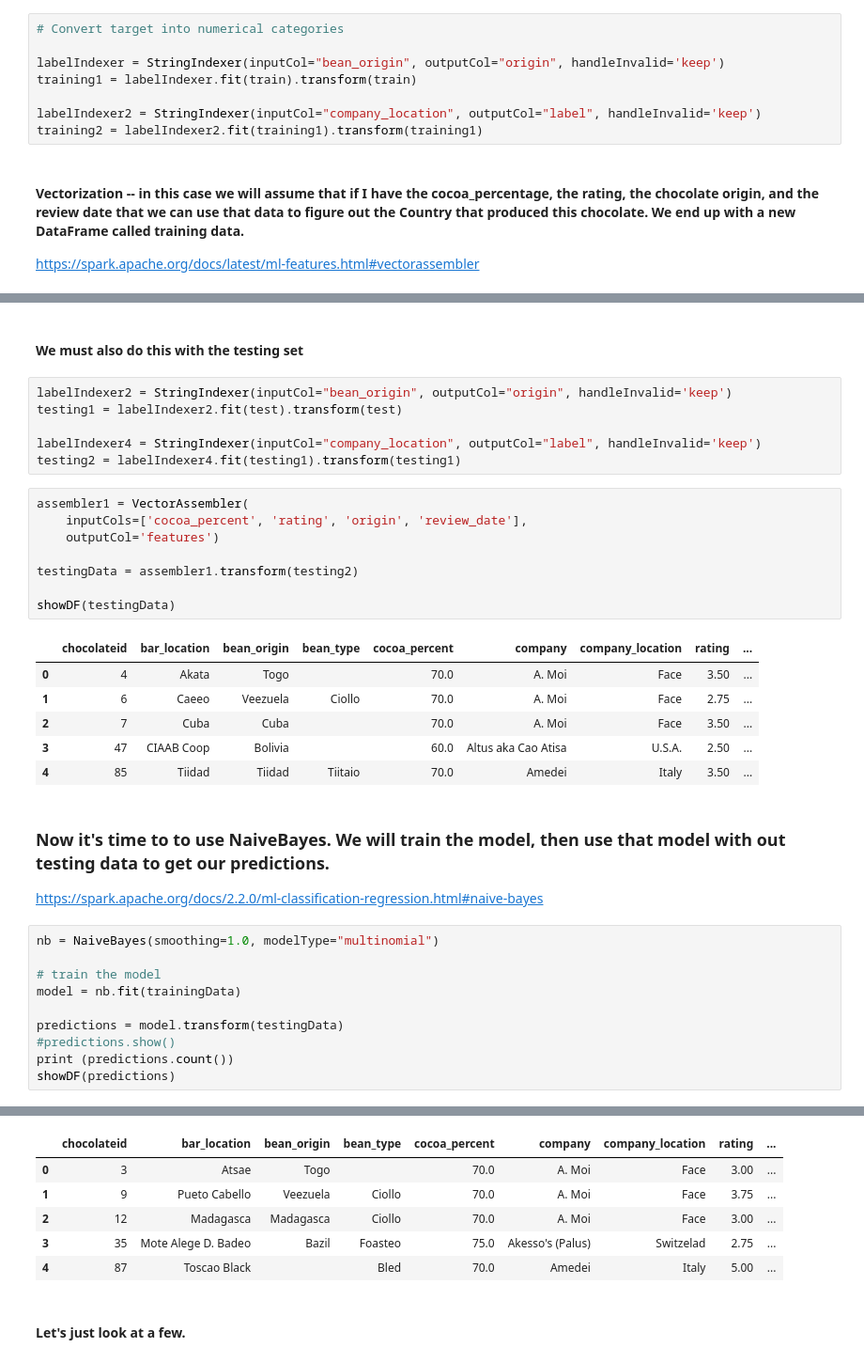
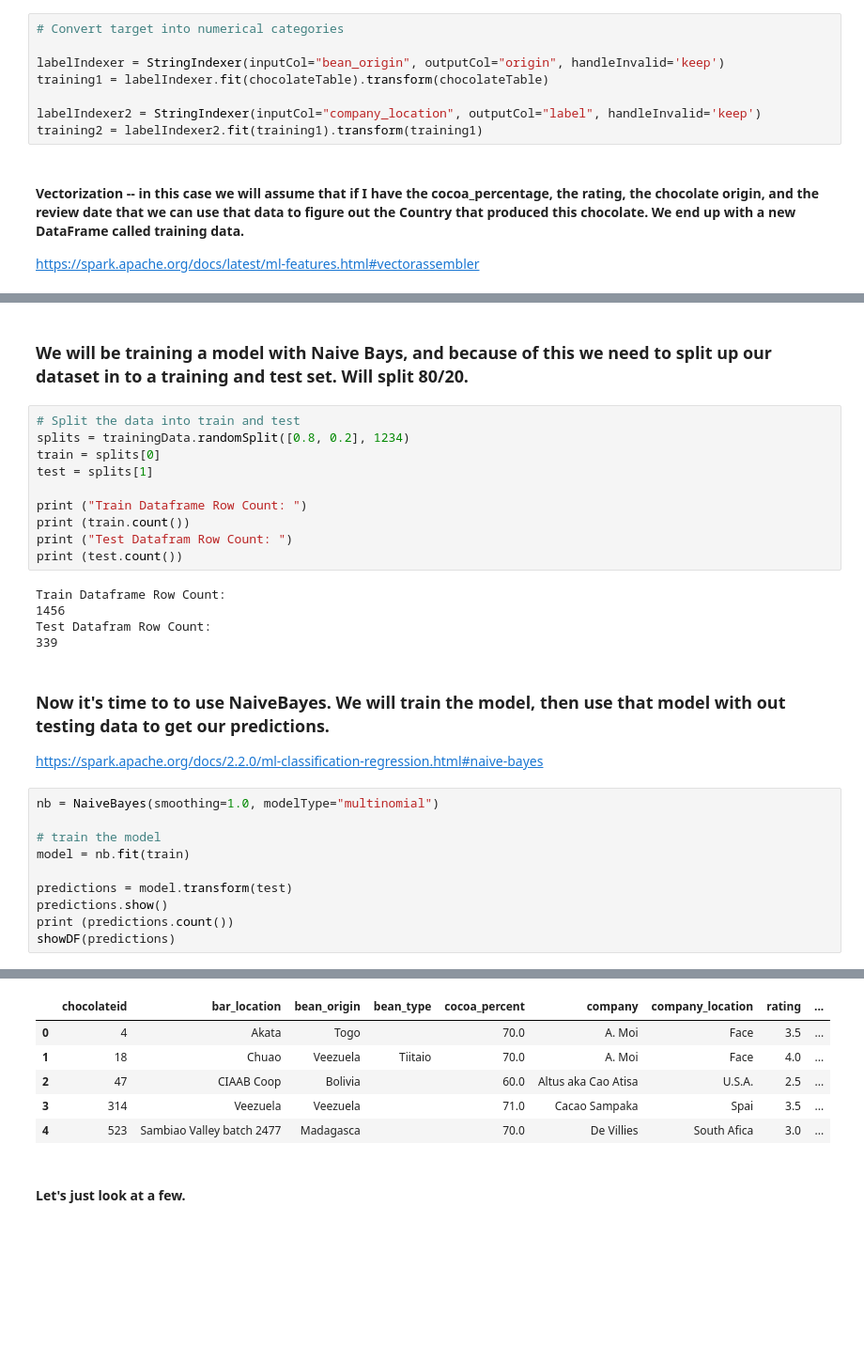
Before and after one commit to amandamoran/wineAndChocolate, a Jupyter notebook: notebooks/Chocolate.ipynb, the cells around one changed output, grey strips where cells are left out. Shown at 94% size. Saved outputs shown, nothing was run; the diff lists cells and outputs as text; blank space fills up the shorter version.

```diff
--- a/notebooks/Chocolate.ipynb
+++ b/notebooks/Chocolate.ipynb
@@ -187,7 +170,7 @@ https://spark.apache.org/docs/latest/ml-features.html#stringindexer
 # Convert target into numerical categories
 
 labelIndexer = StringIndexer(inputCol="bean_origin", outputCol="origin", handleInvalid='keep')
-training1 = labelIndexer.fit(train).transform(train)
+training1 = labelIndexer.fit(chocolateTable).transform(chocolateTable)
 
 labelIndexer2 = StringIndexer(inputCol="company_location", outputCol="label", handleInvalid='keep')
 training2 = labelIndexer2.fit(training1).transform(training1)
@@ -211,26 +196,20 @@ showDF(trainingData)
-# %% [markdown]
-#### We must also do this with the testing set
-# %%
-labelIndexer2 = StringIndexer(inputCol="bean_origin", outputCol="origin", handleInvalid='keep')
-testing1 = labelIndexer2.fit(test).transform(test)
-
-labelIndexer4 = StringIndexer(inputCol="company_location", outputCol="label", handleInvalid='keep')
-testing2 = labelIndexer4.fit(testing1).transform(testing1)
-# %%
-assembler1 = VectorAssembler(
-    inputCols=['cocoa_percent', 'rating', 'origin', 'review_date'],
-    outputCol='features')
-
-testingData = assembler1.transform(testing2)
-
-showDF(testingData)
-# %% [output]
-|  | chocolateid | bar_location | bean_origin | bean_type | cocoa_percent | company | company_location | rating | ... |
-| 0 | 4 | Akata | Togo |  | 70.0 | A. Moi | Face | 3.50 | ... |
-| 1 | 6 | Caeeo | Veezuela | Ciollo | 70.0 | A. Moi | Face | 2.75 | ... |
-| 2 | 7 | Cuba | Cuba |  | 70.0 | A. Moi | Face | 3.50 | ... |
-| 3 | 47 | CIAAB Coop | Bolivia |  | 60.0 | Altus aka Cao Atisa | U.S.A. | 2.50 | ... |
-| 4 | 85 | Tiidad | Tiidad | Tiitaio | 70.0 | Amedei | Italy | 3.50 | ... |
+# %% [markdown]
+### We will be training a model with Naive Bays, and because of this we need to split up our dataset in to a training and test set. Will split 80/20.
+# %%
+# Split the data into train and test
+splits = trainingData.randomSplit([0.8, 0.2], 1234)
+train = splits[0]
+test = splits[1]
+
+print ("Train Dataframe Row Count: ")
+print (train.count())
+print ("Test Datafram Row Count: ")
+print (test.count())
+# %% [output]
+Train Dataframe Row Count:
+1456
+Test Datafram Row Count:
+339
 # %% [markdown]
 ### Now it's time to to use NaiveBayes. We will train the model, then use that model with out testing data to get our predictions.
 https://spark.apache.org/docs/2.2.0/ml-classification-regression.html#naive-bayes
@@ -238,10 +217,10 @@ https://spark.apache.org/docs/2.2.0/ml-classification-regression.html#naive-baye
 nb = NaiveBayes(smoothing=1.0, modelType="multinomial")
 
 # train the model
-model = nb.fit(trainingData)
+model = nb.fit(train)
 
-predictions = model.transform(testingData)
-#predictions.show()
+predictions = model.transform(test)
+predictions.show()
 print (predictions.count())
 showDF(predictions)
 # %% [output]
@@ -249,9 +244,9 @@ showDF(predictions)
 |  | chocolateid | bar_location | bean_origin | bean_type | cocoa_percent | company | company_location | rating | ... |
-| 0 | 3 | Atsae | Togo |  | 70.0 | A. Moi | Face | 3.00 | ... |
-| 1 | 9 | Pueto Cabello | Veezuela | Ciollo | 70.0 | A. Moi | Face | 3.75 | ... |
-| 2 | 12 | Madagasca | Madagasca | Ciollo | 70.0 | A. Moi | Face | 3.00 | ... |
-| 3 | 35 | Mote Alege D. Badeo | Bazil | Foasteo | 75.0 | Akesso's (Palus) | Switzelad | 2.75 | ... |
-| 4 | 87 | Toscao Black |  | Bled | 70.0 | Amedei | Italy | 5.00 | ... |
+| 0 | 4 | Akata | Togo |  | 70.0 | A. Moi | Face | 3.5 | ... |
+| 1 | 18 | Chuao | Veezuela | Tiitaio | 70.0 | A. Moi | Face | 4.0 | ... |
+| 2 | 47 | CIAAB Coop | Bolivia |  | 60.0 | Altus aka Cao Atisa | U.S.A. | 2.5 | ... |
+| 3 | 314 | Veezuela | Veezuela |  | 71.0 | Cacao Sampaka | Spai | 3.5 | ... |
+| 4 | 523 | Sambiao Valley batch 2477 | Madagasca |  | 70.0 | De Villies | South Afica | 3.0 | ... |
 # %% [markdown]
 #### Let's just look at a few.
 # %%
```
Also changed, not shown: parts of 16 cells of this notebook, 9 other files.
